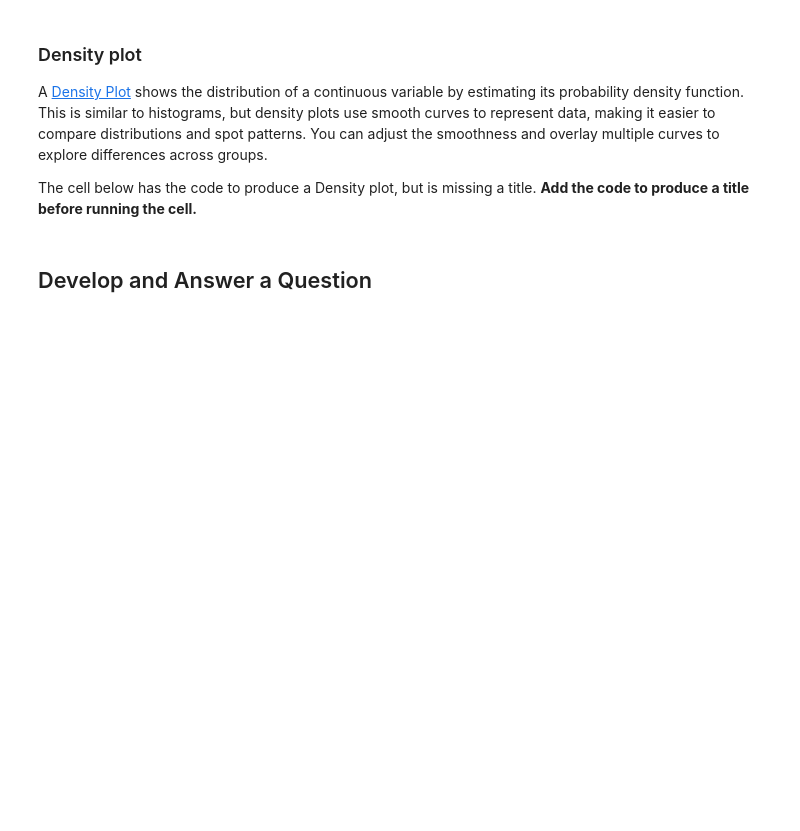
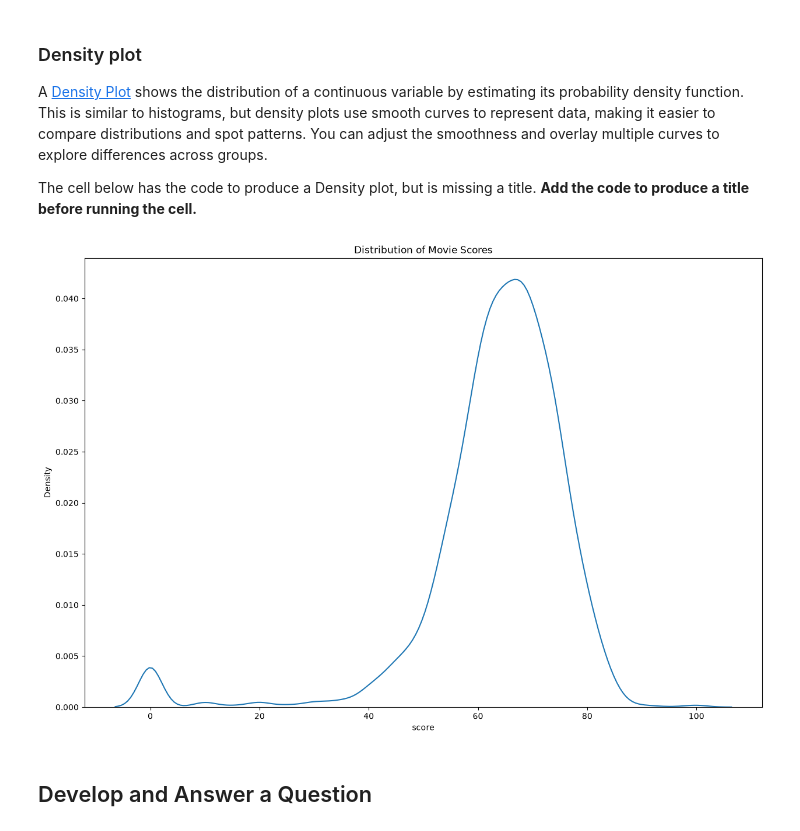
Before and after one commit to matt-ishkanian/DS1001-LABS-Projects, a Jupyter notebook: LABS-07_Design.ipynb, the cells around one changed output. Saved outputs shown, nothing was run; the diff lists cells and outputs as text; code cells hidden in the pictures; blank space fills up the shorter version.

```diff
--- a/LABS-07_Design.ipynb
+++ b/LABS-07_Design.ipynb
@@ -17,4 +17,4 @@ import seaborn as sns #statistical visualization
 from scipy.stats import gaussian_kde #scientific computing
 # %%
 # Read in data
-data = pd.read_csv("imdb_movies.csv")
+data = pd.read_csv("data/raw/imdb_movies.csv")
@@ -139,10 +188,12 @@ The cell below has the code to produce a Density plot, but is missing a title. *
 # %%
 x = data['score']
 plt.figure(figsize=(15, 10))
 sns.kdeplot(data=data, x="score")
 
-## ADD CODE TO PRODUCE TITLE HERE
+plt.title("Distribution of Movie Scores")
 plt.show()
+# %% [output]
+[figure, added]
 # %% [markdown]
 ## Develop and Answer a Question
 # %%
```
Also changed, not shown: parts of 8 cells of this notebook, 1 other file.
